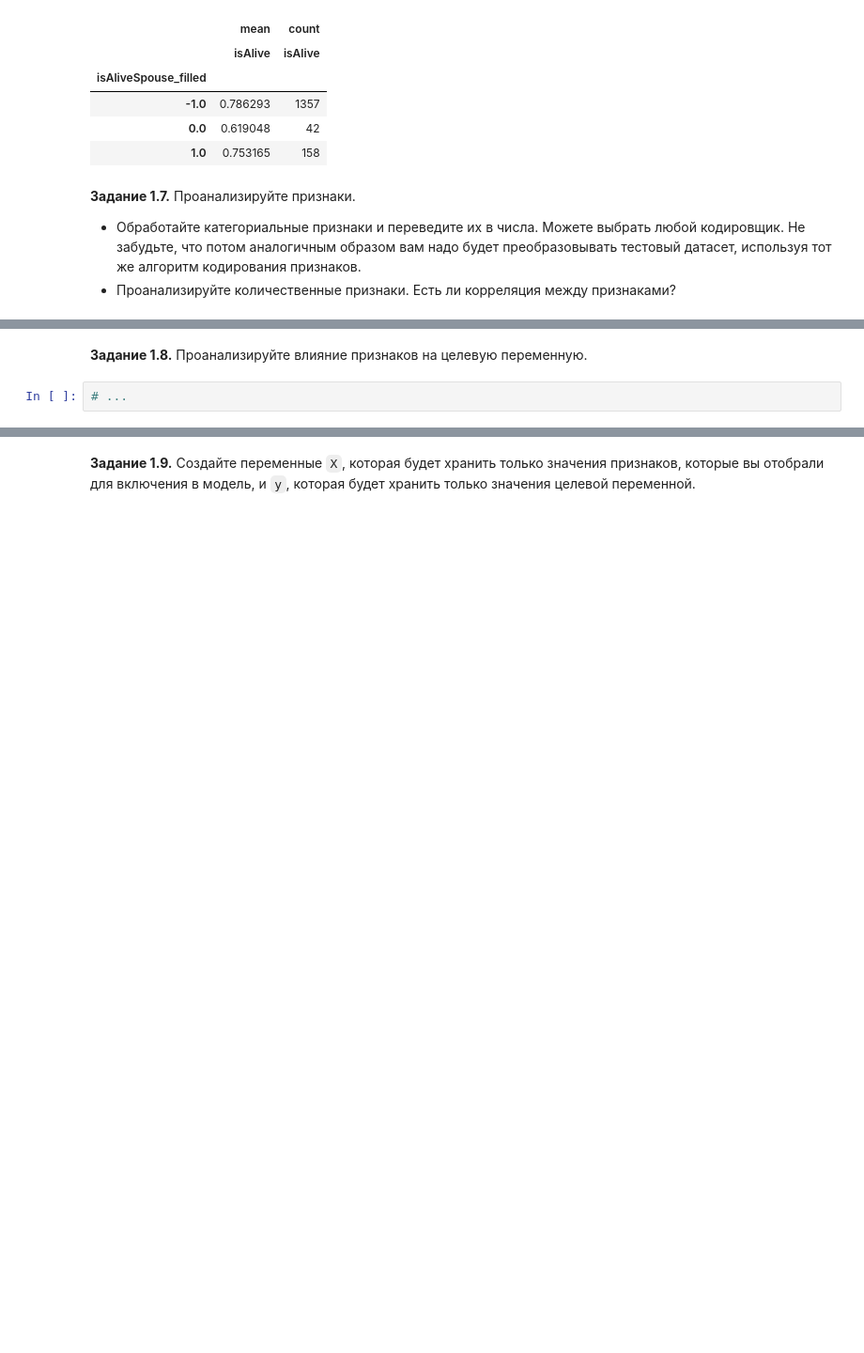
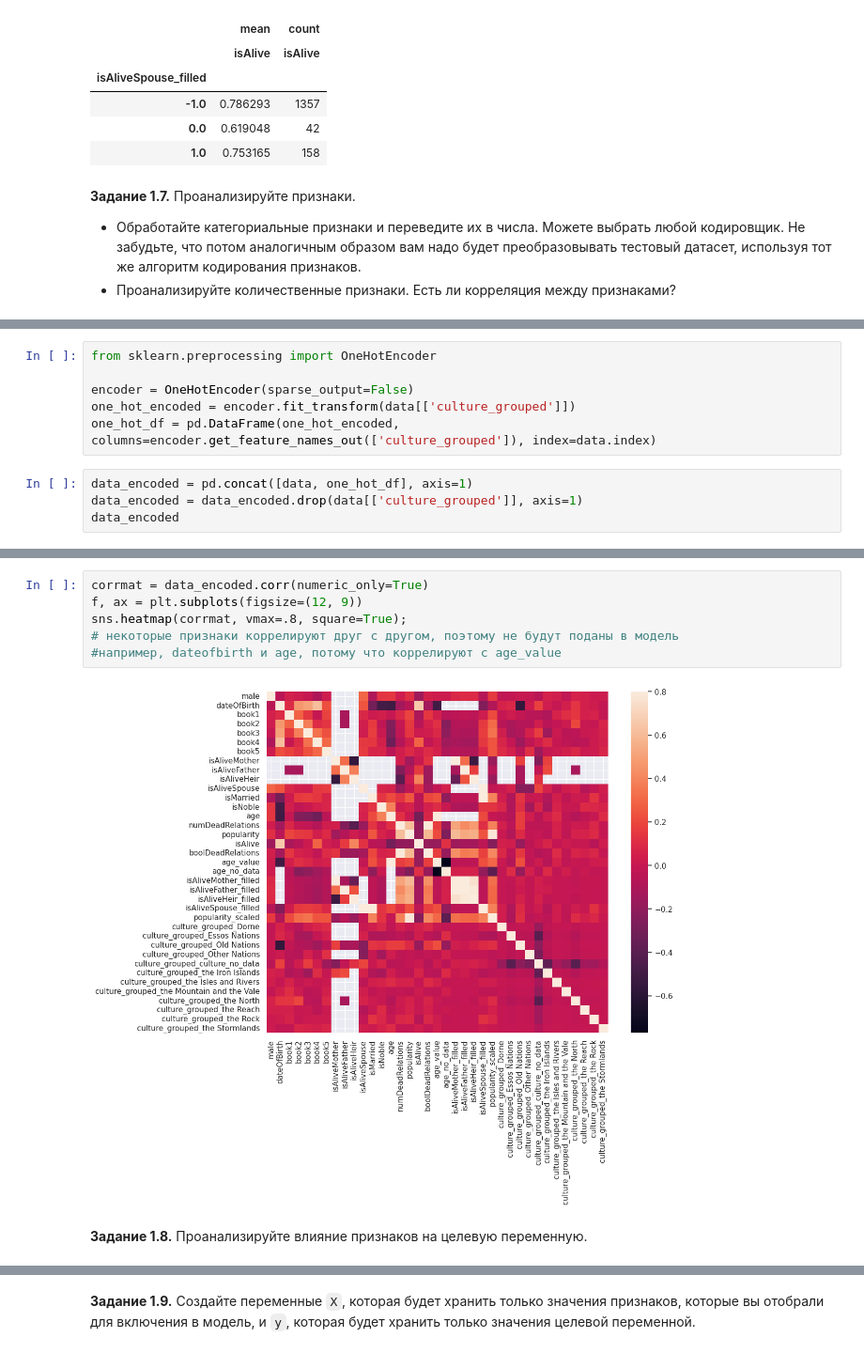
Before and after one commit to sxssbw/dl_sem_1_fall, a Jupyter notebook: week_01_ml_intro/Homework/hw_1_game_of_thrones.ipynb, the cells around one changed output, grey strips where cells are left out. Shown at 94% size. Drawn from its saved outputs; the diff is of its cells as text; blank space fills up the shorter version.

```diff
--- a/week_01_ml_intro/Homework/hw_1_game_of_thrones.ipynb
+++ b/week_01_ml_intro/Homework/hw_1_game_of_thrones.ipynb
@@ -545,0 +551,10 @@ pd.pivot_table(data = data, values = 'isAlive', index = 'isAliveSpouse_filled',
+# %%
+from sklearn.preprocessing import OneHotEncoder
+
+encoder = OneHotEncoder(sparse_output=False)
+one_hot_encoded = encoder.fit_transform(data[['culture_grouped']])
+one_hot_df = pd.DataFrame(one_hot_encoded, columns=encoder.get_feature_names_out(['culture_grouped']), index=data.index)
+# %%
+data_encoded = pd.concat([data, one_hot_df], axis=1)
+data_encoded = data_encoded.drop(data[['culture_grouped']], axis=1)
+data_encoded
@@ -546,4 +576,10 @@ pd.pivot_table(data = data, values = 'isAlive', index = 'isAliveSpouse_filled',
+# %%
+corrmat = data_encoded.corr(numeric_only=True)
+f, ax = plt.subplots(figsize=(12, 9))
+sns.heatmap(corrmat, vmax=.8, square=True);
+# некоторые признаки коррелируют друг с другом, поэтому не будут поданы в модель
+#например, dateofbirth и age, потому что коррелируют с age_value
+# %% [output]
+[figure, added]
 # %% [markdown]
 **Задание 1.8.** Проанализируйте влияние признаков на целевую переменную.
-# %%
-# ...
```
Also changed, not shown: parts of 14 cells of this notebook.
